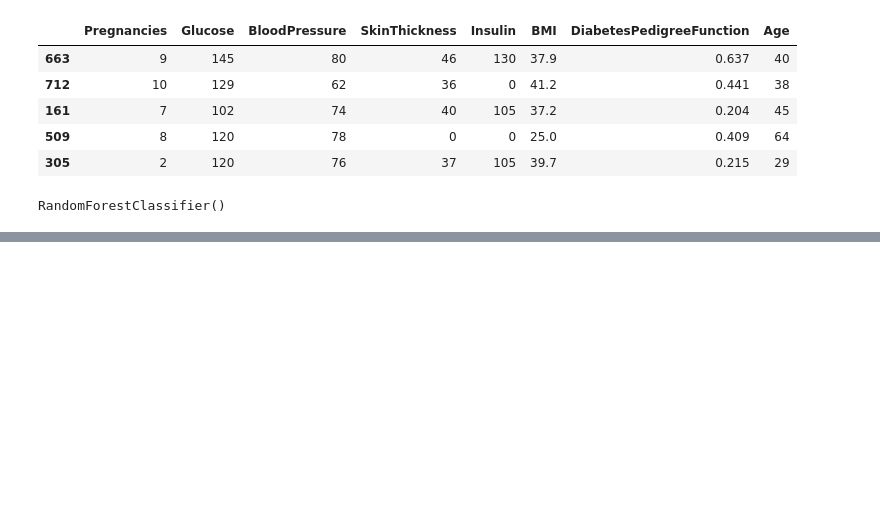
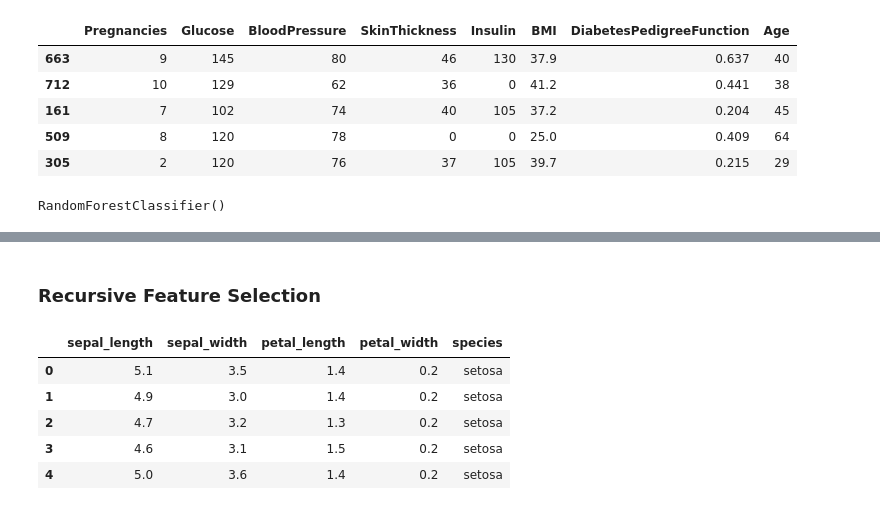
Before and after one commit to Apurba1903/Machine_Learning, a Jupyter notebook: Feature Selection/embedded_methods.ipynb, the cells around one changed output, grey strips where cells are left out. Drawn from its saved outputs; the diff is of its cells as text; code cells hidden in the pictures; blank space fills up the shorter version.

```diff
--- a/Feature Selection/embedded_methods.ipynb
+++ b/Feature Selection/embedded_methods.ipynb
@@ -129,0 +181,15 @@ x.sort_values(ascending=False).plot(kind='bar')
+# %% [markdown]
+### Recursive Feature Selection
+# %%
+import pandas as pd
+import numpy as np
+
+df = pd.read_csv('https://gist.githubusercontent.com/curran/a08a1080b88344b0c8a7/raw/0e7a9b0a5d22642a06d3d5b9bcbad9890c8ee534/iris.csv')
+df.head()
+# %% [output]
+|  | sepal_length | sepal_width | petal_length | petal_width | species |
+| 0 | 5.1 | 3.5 | 1.4 | 0.2 | setosa |
+| 1 | 4.9 | 3.0 | 1.4 | 0.2 | setosa |
+| 2 | 4.7 | 3.2 | 1.3 | 0.2 | setosa |
+| 3 | 4.6 | 3.1 | 1.5 | 0.2 | setosa |
+| 4 | 5.0 | 3.6 | 1.4 | 0.2 | setosa |
```
Also changed, not shown: parts of 21 cells of this notebook.
